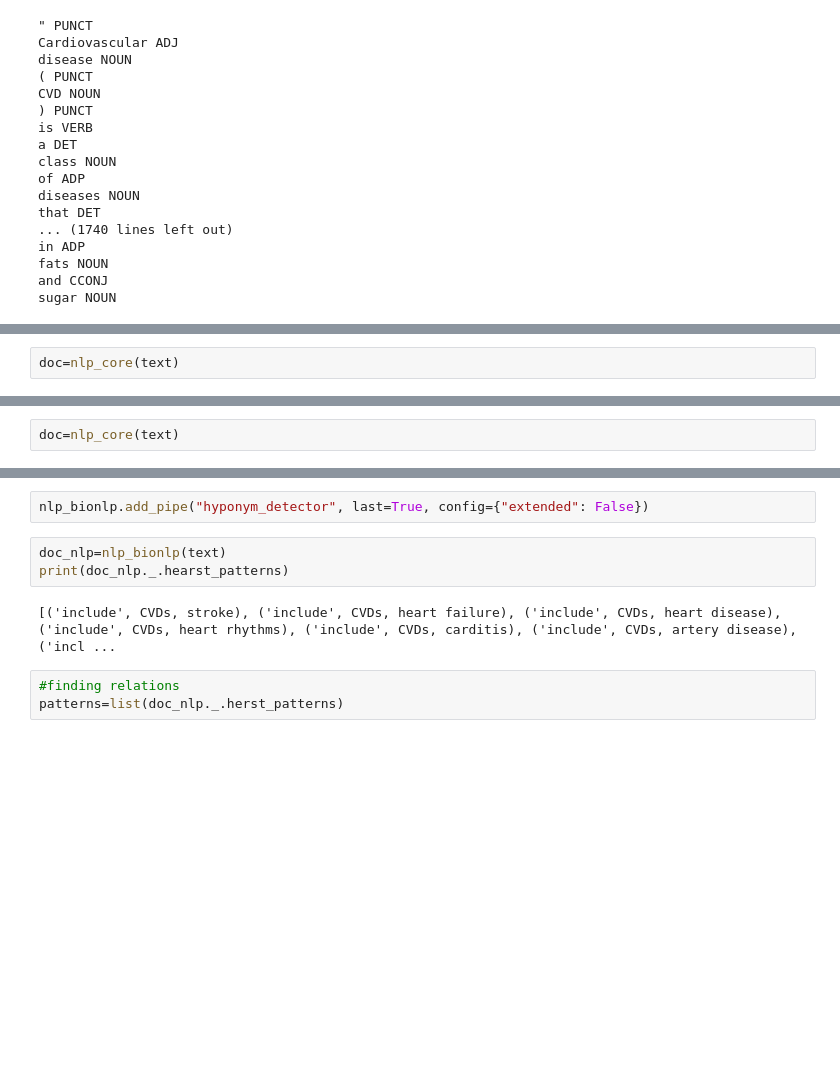
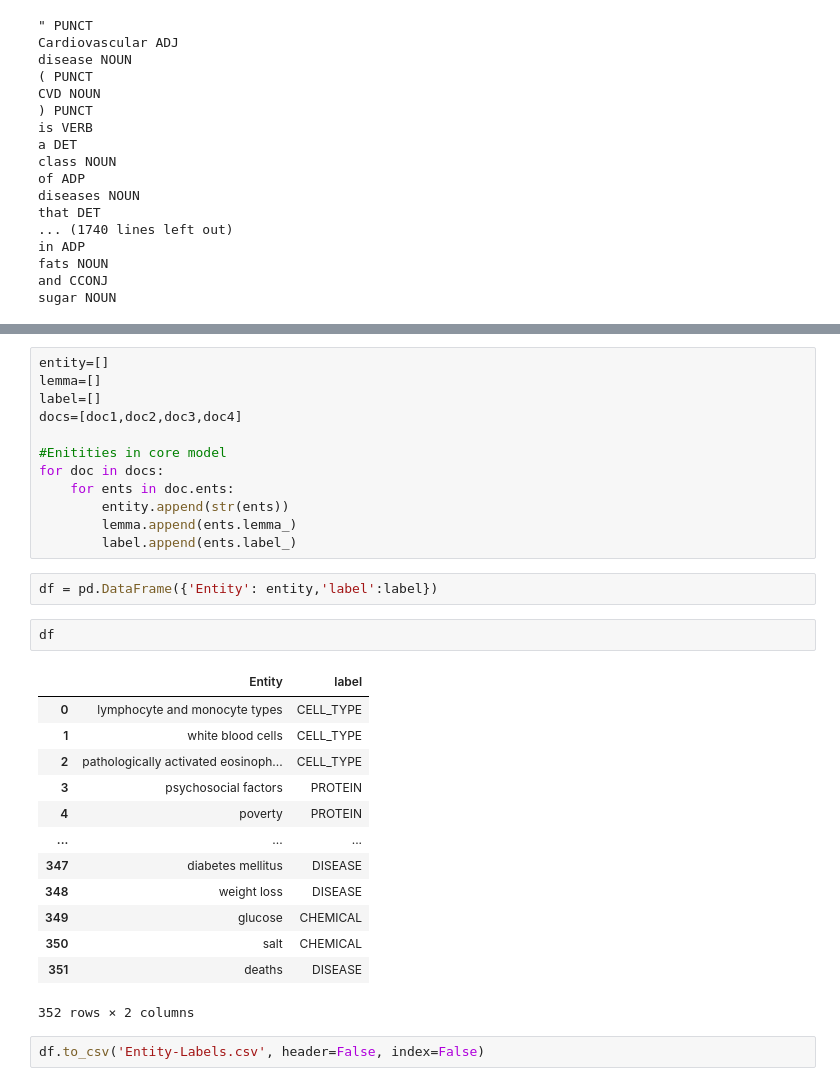
Before and after one commit to alphabeta2206/KG-Genaration-from-Biomedical-Text-Using-NER, a Jupyter notebook: Models/SciSpacy-NER.ipynb, the cells around one changed output, grey strips where cells are left out. Cells and saved outputs as stored; diff of their text form; blank space fills up the shorter version.

```diff
--- a/Models/SciSpacy-NER.ipynb
+++ b/Models/SciSpacy-NER.ipynb
@@ -199,2 +87,0 @@ nlp_core.add_pipe("hyponym_detector", last=True, config={"extended": False})
-# %%
-doc=nlp_core(text)
@@ -210,2 +87,0 @@ nlp_core.add_pipe("abbreviation_detector")
-# %%
-doc=nlp_core(text)
@@ -234,10 +88,32 @@ SNP      (993, 994) single nucleotide polymorphisms
-# %%
-nlp_bionlp.add_pipe("hyponym_detector", last=True, config={"extended": False})
-# %%
-doc_nlp=nlp_bionlp(text)
-print(doc_nlp._.hearst_patterns)
-# %% [output]
-[('include', CVDs, stroke), ('include', CVDs, heart failure), ('include', CVDs, heart disease), ('include', CVDs, heart rhythms), ('include', CVDs, carditis), ('include', CVDs, artery disease), ('incl ...
-# %%
-#finding relations
-patterns=list(doc_nlp._.herst_patterns)
+# %%
+entity=[]
+lemma=[]
+label=[]
+docs=[doc1,doc2,doc3,doc4]
+
+#Enitities in core model
+for doc in docs:
+    for ents in doc.ents:
+        entity.append(str(ents))
+        lemma.append(ents.lemma_)
+        label.append(ents.label_)
+# %%
+df = pd.DataFrame({'Entity': entity,'label':label})
+# %%
+df
+# %% [output]
+|  | Entity | label |
+| 0 | lymphocyte and monocyte types | CELL_TYPE |
+| 1 | white blood cells | CELL_TYPE |
+| 2 | pathologically activated eosinoph... | CELL_TYPE |
+| 3 | psychosocial factors | PROTEIN |
+| 4 | poverty | PROTEIN |
+| ... | ... | ... |
+| 347 | diabetes mellitus | DISEASE |
+| 348 | weight loss | DISEASE |
+| 349 | glucose | CHEMICAL |
+| 350 | salt | CHEMICAL |
+| 351 | deaths | DISEASE |
+352 rows × 2 columns
+# %%
+df.to_csv('Entity-Labels.csv', header=False, index=False)
```
Also changed, not shown: parts of 19 cells of this notebook, 1 other file.
